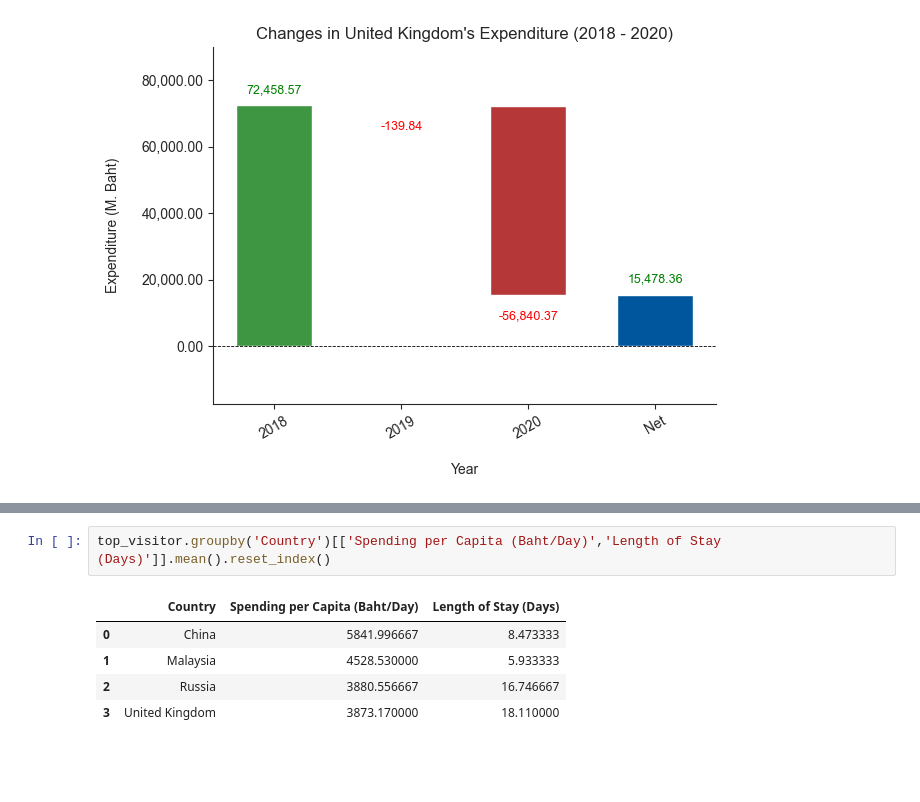
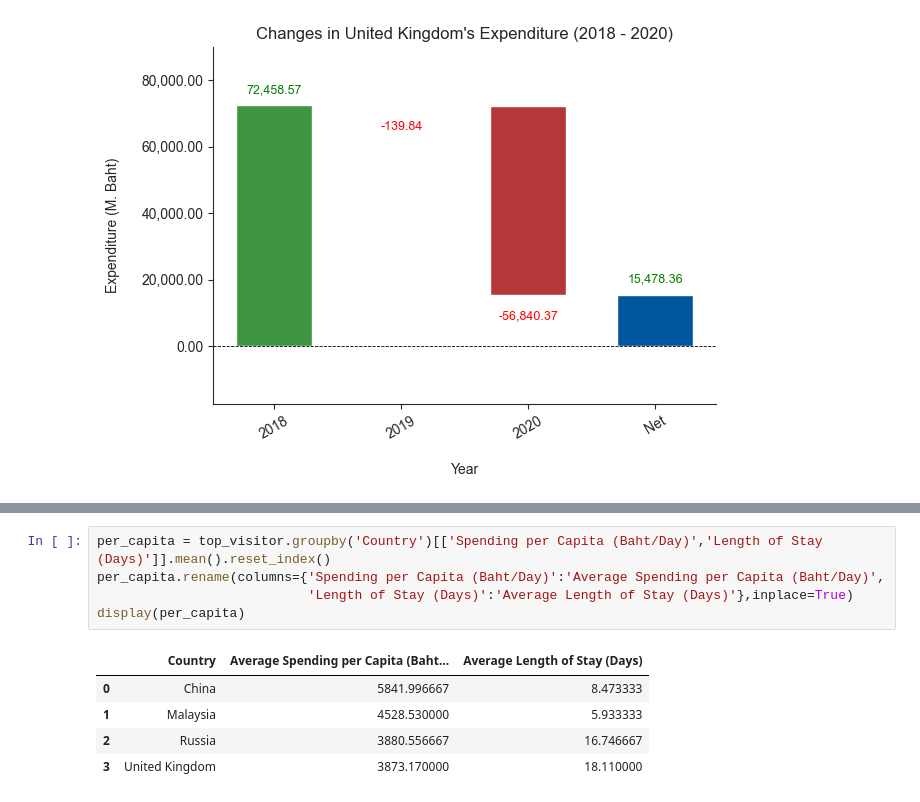
Before and after one commit to eatrabyo/dads-5001-mini-project, a Jupyter notebook: Analysis.ipynb, the cells around one changed output, grey strips where cells are left out. Saved outputs shown, nothing was run; the diff lists cells and outputs as text; blank space fills up the shorter version.

```diff
--- a/Analysis.ipynb
+++ b/Analysis.ipynb
@@ -482,7 +546,10 @@ top_visitor.groupby('Country')['Total Spend (M. Baht)'].sum().reset_index().sort
 # %%
-top_visitor.groupby('Country')[['Spending per Capita (Baht/Day)','Length of Stay (Days)']].mean().reset_index()
+per_capita = top_visitor.groupby('Country')[['Spending per Capita (Baht/Day)','Length of Stay (Days)']].mean().reset_index()
+per_capita.rename(columns={'Spending per Capita (Baht/Day)':'Average Spending per Capita (Baht/Day)',
+                           'Length of Stay (Days)':'Average Length of Stay (Days)'},inplace=True)
+display(per_capita)
 # %% [output]
-|  | Country | Spending per Capita (Baht/Day) | Length of Stay (Days) |
+|  | Country | Average Spending per Capita (Baht... | Average Length of Stay (Days) |
 | 0 | China | 5841.996667 | 8.473333 |
 | 1 | Malaysia | 4528.530000 | 5.933333 |
 | 2 | Russia | 3880.556667 | 16.746667 |
```
Also changed, not shown: parts of 9 cells of this notebook.
